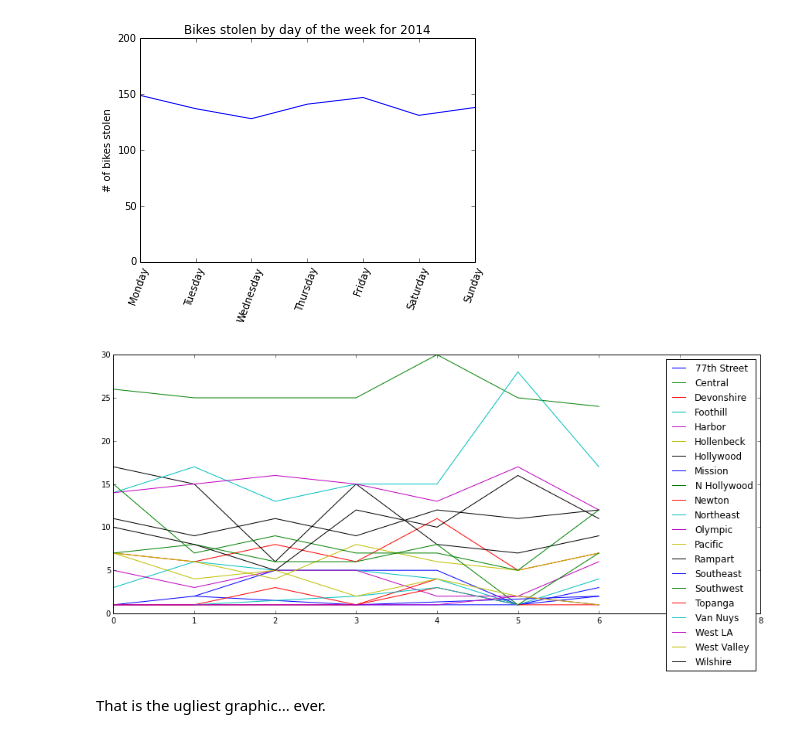
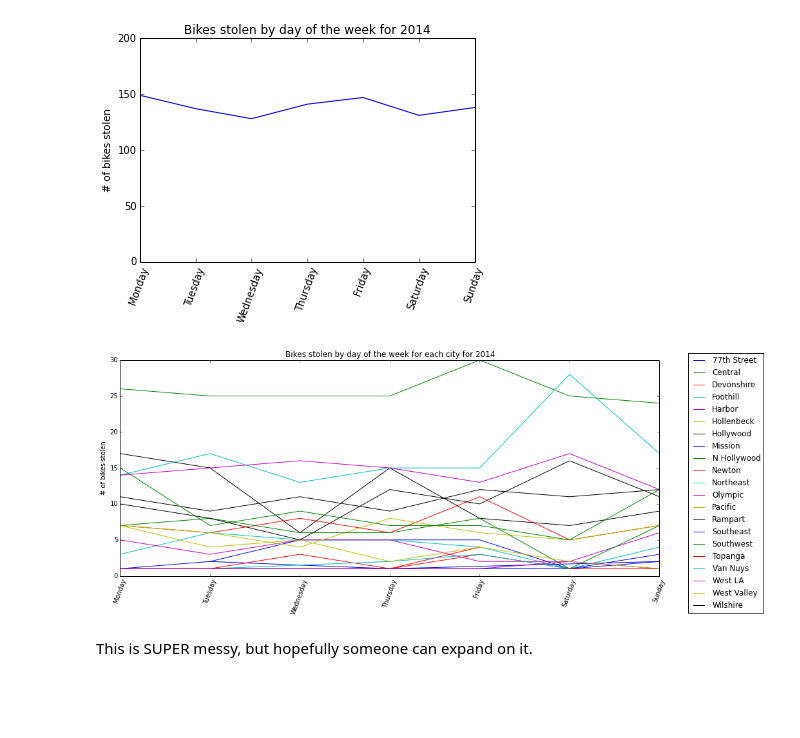
Before and after one commit to sjqtentacles/HackForLA-Data-Analysis, a Jupyter notebook: LA Stolen Bikes 2014/Stolen Bikes.ipynb, the cells around one changed output. Cells and saved outputs as stored; diff of their text form; code cells hidden in the pictures; blank space fills up the shorter version.

Commit message:
modification to bike stolen-by-city plot, fixing legend location

```diff
--- a/LA Stolen Bikes 2014/Stolen Bikes.ipynb
+++ b/LA Stolen Bikes 2014/Stolen Bikes.ipynb
@@ -91,18 +91,20 @@ plt.show()
 # %%
 plt.figure(figsize=(15,6))
 
 cityNames = np.unique(totalData['AREA NAME'])
 for i in range(len(cityNames)):#for each city
     tempData = totalData.copy(deep=True)
     tempData = tempData[tempData['AREA NAME']==cityNames[i]]#for individual city
     tempData['DATE OCC'] = tempData['DATE OCC'].apply(whichDay)
     count_by_day_of_week = np.unique(tempData['DATE OCC'],return_counts=True)
     plt.plot(count_by_day_of_week[0],count_by_day_of_week[1],label=cityNames[i])
 
-plt.xlim([0,8])
-plt.legend()
+plt.xticks(range(0,7),['Monday','Tuesday','Wednesday','Thursday','Friday','Saturday','Sunday'],rotation=70)
+plt.title("Bikes stolen by day of the week for each city for 2014")
+plt.ylabel("# of bikes stolen")
+plt.legend(bbox_to_anchor=(1.2, 1.05))
 plt.show()
 # %% [output]
-[figure, old version]
+[figure, new version]
-# %% [markdown]
-That is the ugliest graphic... ever.
+# %% [markdown]
+This is SUPER messy, but hopefully someone can expand on it.
```
